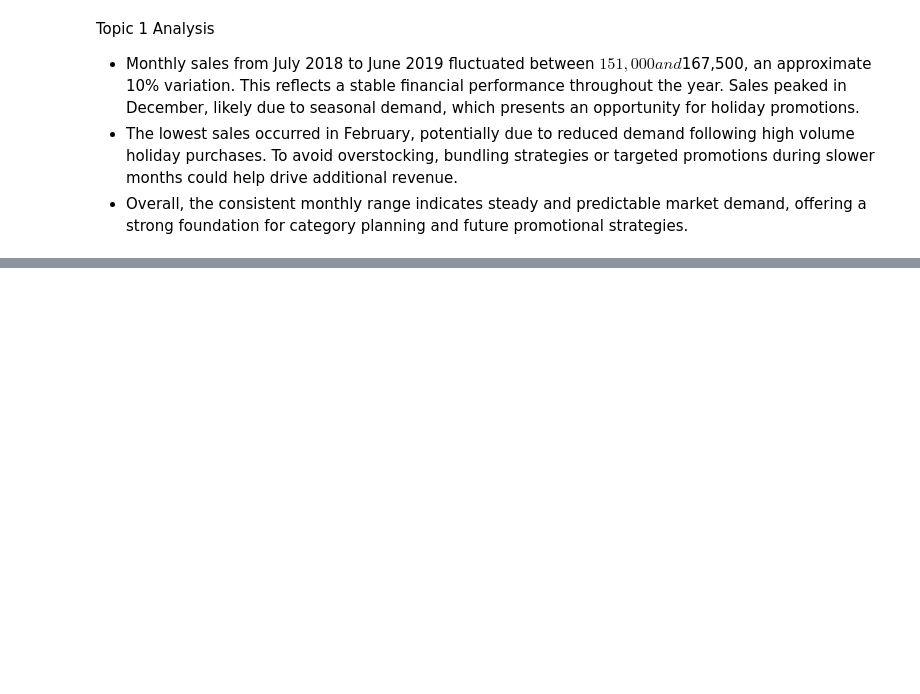
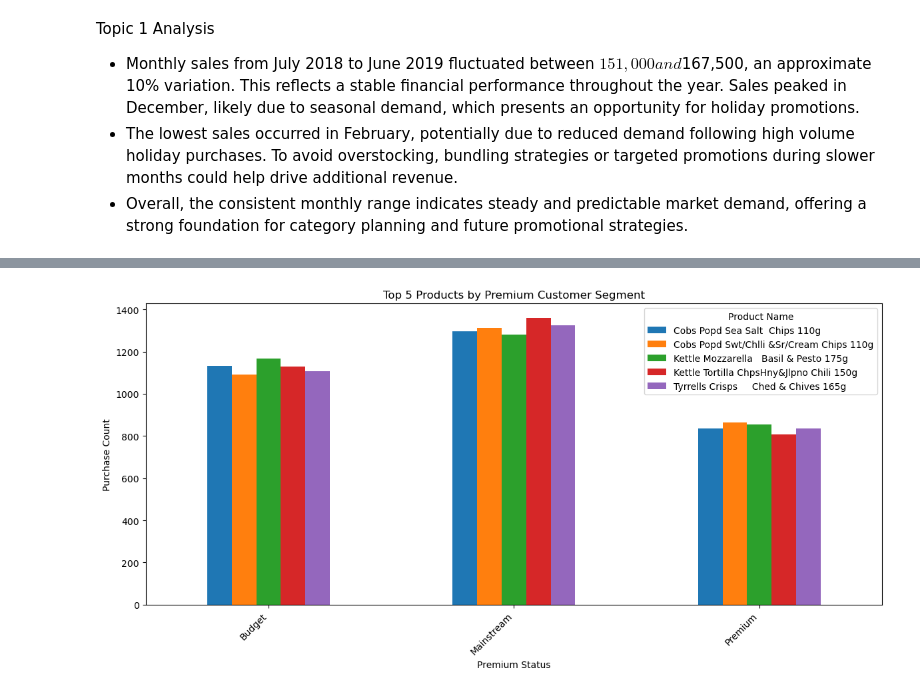
Before and after one commit to schao021/Quantium-Data-Analytics, a Jupyter notebook: main.ipynb, the cells around one changed output, grey strips where cells are left out. Saved outputs shown, nothing was run; the diff lists cells and outputs as text; code cells hidden in the pictures; blank space fills up the shorter version.

```diff
--- a/main.ipynb
+++ b/main.ipynb
@@ -255,3 +255,6 @@ Topic 1 Analysis
 # %%
-customer_transaction_merged.groupby(["PREMIUM_CUSTOMER"]).count()
+top_5_items = (
+    customer_transaction_merged['PROD_NAME'].value_counts().head(5).index
+    )
+top_5_items
 # %% [output]
@@ -262,0 +267,3 @@ customer_transaction_merged.groupby(["PREMIUM_CUSTOMER"]).count()
+# %%
+top_5_df = customer_transaction_merged[customer_transaction_merged["PROD_NAME"].isin(top_5_items)]
+top_5_df
@@ -262,0 +284,3 @@ customer_transaction_merged.groupby(["PREMIUM_CUSTOMER"]).count()
+# %%
+top_5_premium = top_5_df.groupby("PREMIUM_CUSTOMER")["PROD_NAME"].value_counts()
+top_5_premium
@@ -262,0 +305,12 @@ customer_transaction_merged.groupby(["PREMIUM_CUSTOMER"]).count()
+# %%
+top_5_premium_unstacked = top_5_premium.unstack() # unstack makes PROD_NAME first row again
+top_5_premium_unstacked.plot(kind='bar', figsize=(12, 6))
+plt.title('Top 5 Products by Premium Customer Segment')
+plt.xlabel('Premium Status')
+plt.ylabel('Purchase Count')
+plt.xticks(rotation=45, ha='right')
+plt.legend(title='Product Name')
+plt.tight_layout()
+plt.show()
+# %% [output]
+[figure, added]
```
Also changed, not shown: parts of 7 cells of this notebook.
